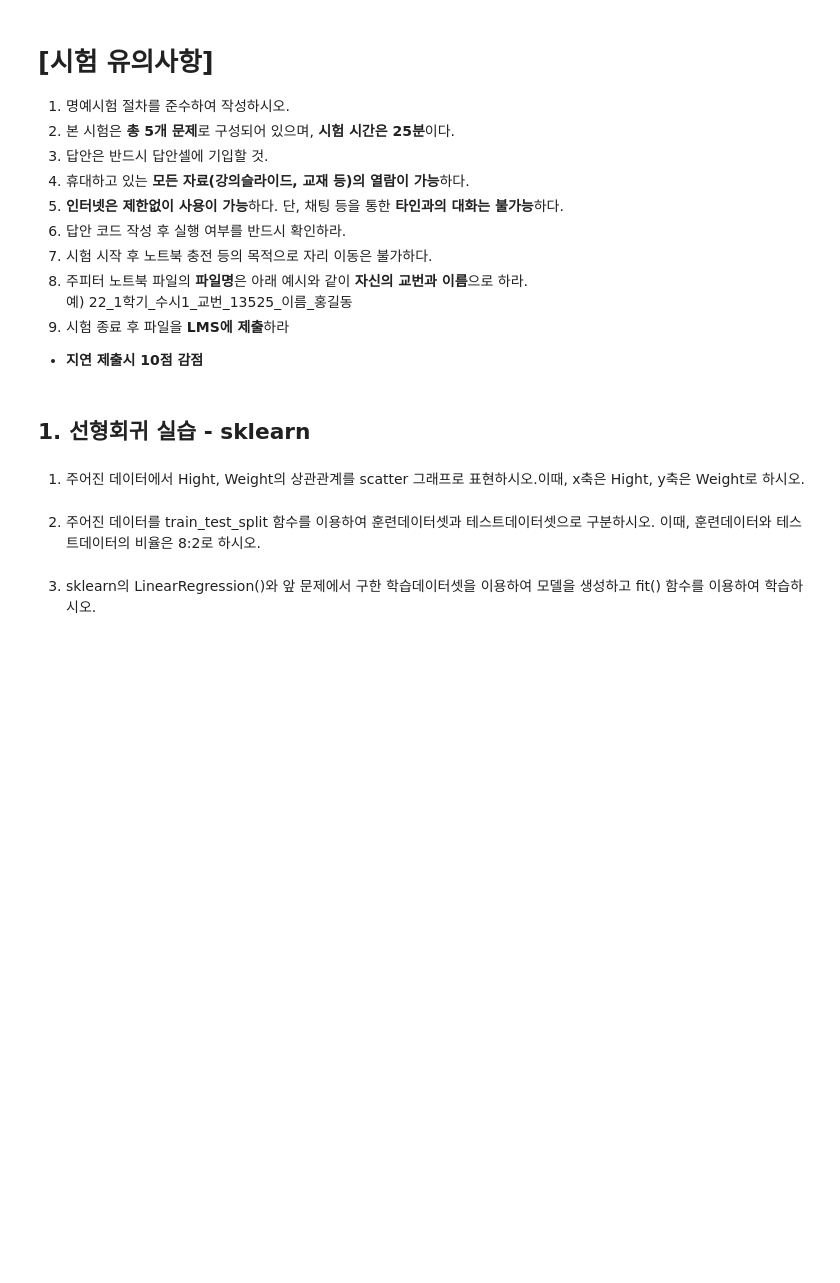
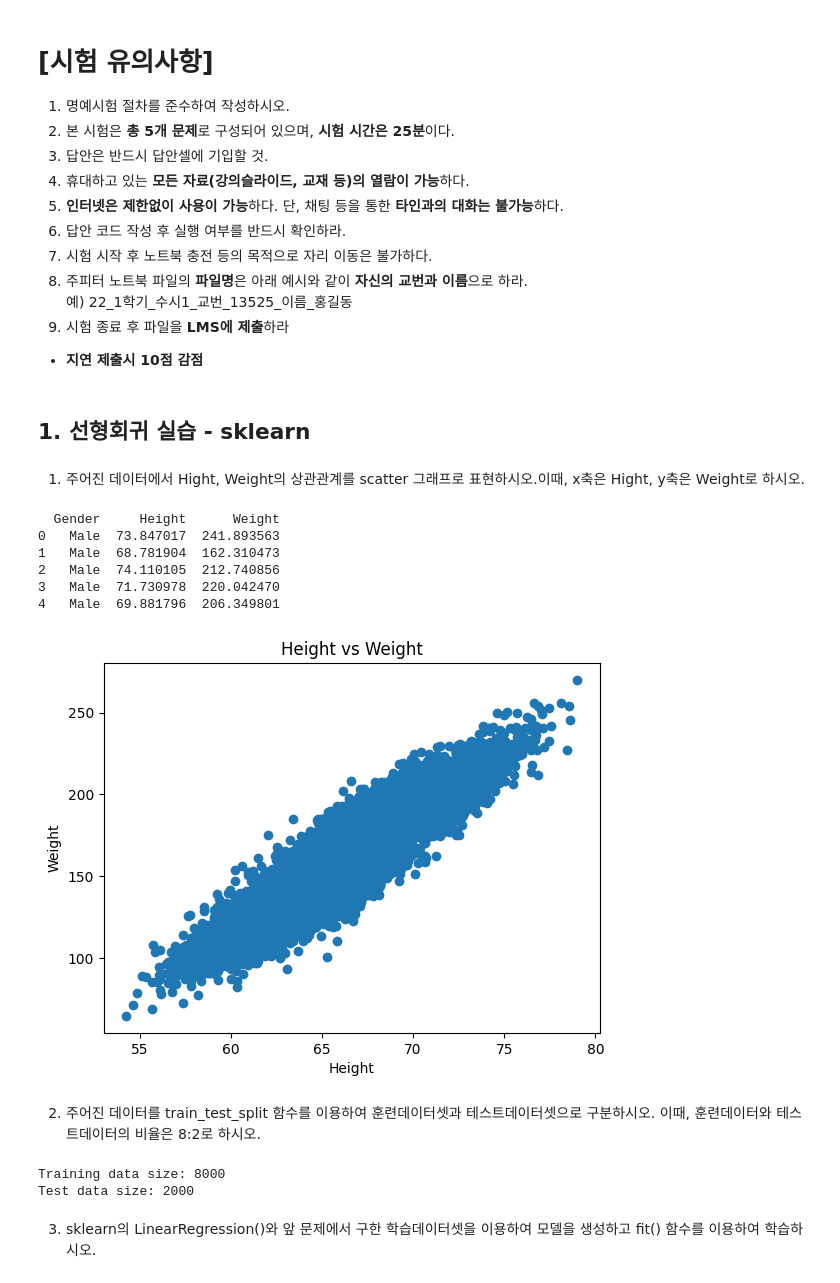
Before and after one commit to jjuny1/National-Defense-ICT, a Jupyter notebook: 선형_로지스틱 회귀 연습문제/선형회귀_연습문제.ipynb, the cells around one changed output. Cells and saved outputs as stored; diff of their text form; code cells hidden in the pictures; blank space fills up the shorter version.

```diff
--- a/선형_로지스틱 회귀 연습문제/선형회귀_연습문제.ipynb
+++ b/선형_로지스틱 회귀 연습문제/선형회귀_연습문제.ipynb
@@ -35,3 +31,25 @@ df = pd.read_csv("weight-height.csv")
+# %%
+######################################
+### 아래에 코드를 작성하시오.
+######################################
+
+# 데이터 확인
+print(df.head())
+
+# Scatter Plot
+plt.scatter(df['Height'], df['Weight'])
+plt.xlabel('Height')
+plt.ylabel('Weight')
+plt.title('Height vs Weight')
+plt.show()
+# %% [output]
+  Gender     Height      Weight
+0   Male  73.847017  241.893563
+1   Male  68.781904  162.310473
+2   Male  74.110105  212.740856
+3   Male  71.730978  220.042470
+4   Male  69.881796  206.349801
+[figure, added]
 # %% [markdown]
 2. 주어진 데이터를 train_test_split 함수를 이용하여 훈련데이터셋과 테스트데이터셋으로 구분하시오. </br>
 이때, 훈련데이터와 테스트데이터의 비율은 8:2로 하시오.
@@ -42,2 +56,18 @@ df = pd.read_csv("weight-height.csv")
+# %%
+######################################
+### 아래에 코드를 작성하시오.
+######################################
+# Feature와 Target 분리
+X = df[['Height']]
+y = df['Weight']
+
+# train_test_split을 이용하여 데이터 분리
+X_train, X_test, y_train, y_test = train_test_split(X, y, test_size=0.2, random_state=42)
+
+print("Training data size:", len(X_train))
+print("Test data size:", len(X_test))
+# %% [output]
+Training data size: 8000
+Test data size: 2000
 # %% [markdown]
 3. sklearn의 LinearRegression()와 앞 문제에서 구한 학습데이터셋을 이용하여 모델을 생성하고 fit() 함수를 이용하여 학습하시오.
```
Also changed, not shown: parts of 8 cells of this notebook.
